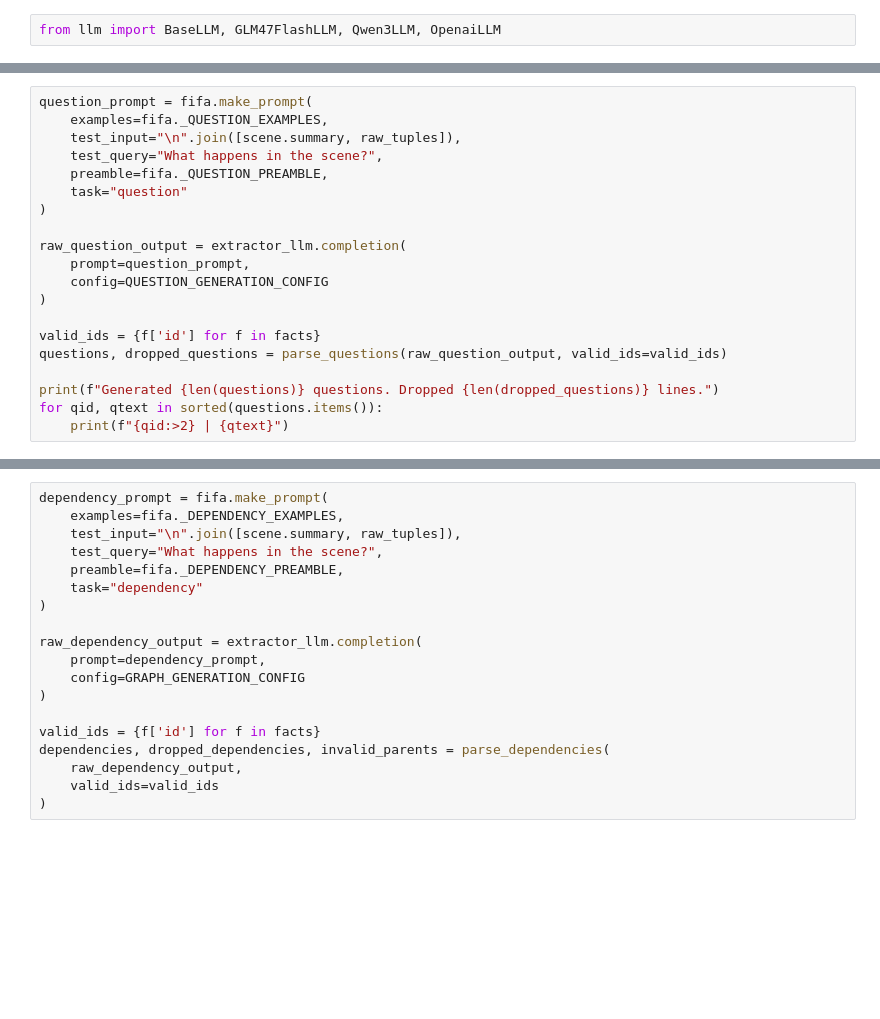
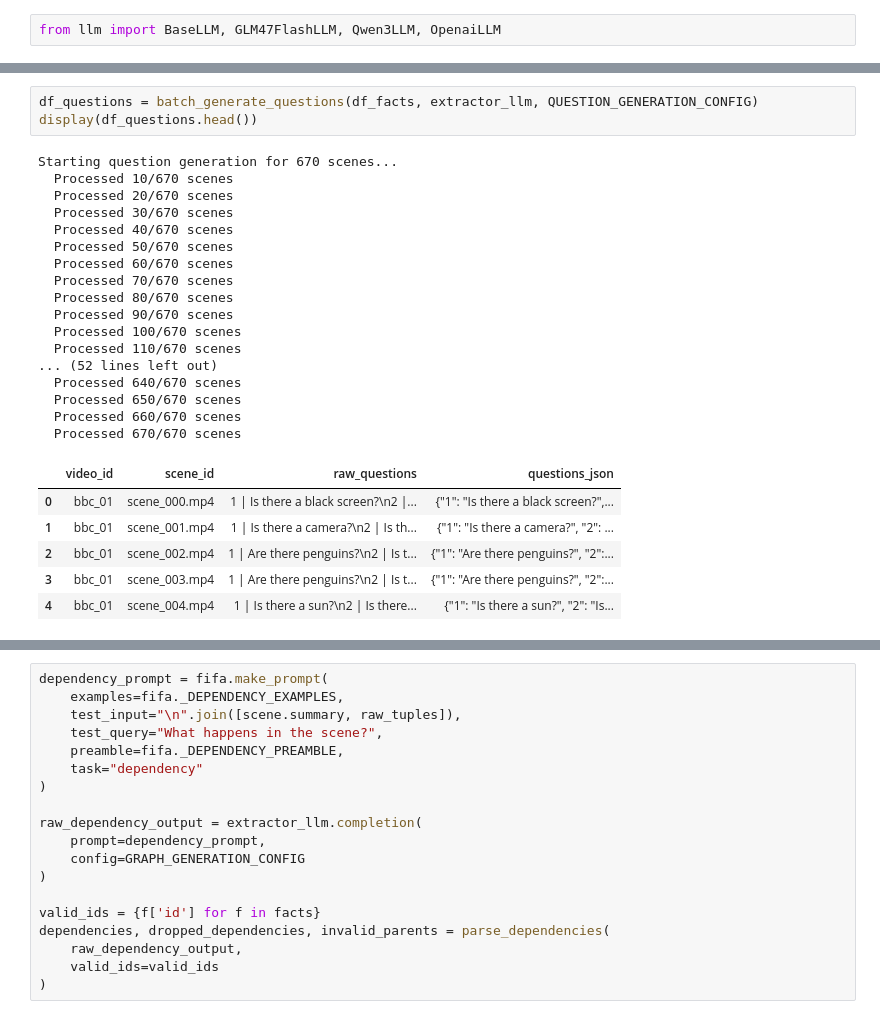
Before and after one commit to aedenj/faithful-cuts, a Jupyter notebook: CSED504_Faithful_Cuts.ipynb, the cells around one changed output, grey strips where cells are left out. Cells and saved outputs as stored; diff of their text form; blank space fills up the shorter version.

```diff
--- a/CSED504_Faithful_Cuts.ipynb
+++ b/CSED504_Faithful_Cuts.ipynb
@@ -460,20 +419,0 @@ for fact in facts:
-# %%
-question_prompt = fifa.make_prompt(
-    examples=fifa._QUESTION_EXAMPLES,
-    test_input="\n".join([scene.summary, raw_tuples]),
-    test_query="What happens in the scene?",
-    preamble=fifa._QUESTION_PREAMBLE,
-    task="question"
-)
-
-raw_question_output = extractor_llm.completion(
-    prompt=question_prompt,
-    config=QUESTION_GENERATION_CONFIG
-)
-
-valid_ids = {f['id'] for f in facts}
-questions, dropped_questions = parse_questions(raw_question_output, valid_ids=valid_ids)
-
-print(f"Generated {len(questions)} questions. Dropped {len(dropped_questions)} lines.")
-for qid, qtext in sorted(questions.items()):
-    print(f"{qid:>2} | {qtext}")
@@ -483,0 +568,27 @@ The `networkx` graph builder and matplotlib renderer live in [`graph.py`](graph.
+# %%
+df_questions = batch_generate_questions(df_facts, extractor_llm, QUESTION_GENERATION_CONFIG)
+display(df_questions.head())
+# %% [output]
+Starting question generation for 670 scenes...
+  Processed 10/670 scenes
+  Processed 20/670 scenes
+  Processed 30/670 scenes
+  Processed 40/670 scenes
+  Processed 50/670 scenes
+  Processed 60/670 scenes
+  Processed 70/670 scenes
+  Processed 80/670 scenes
+  Processed 90/670 scenes
+  Processed 100/670 scenes
+  Processed 110/670 scenes
+... (52 lines left out)
+  Processed 640/670 scenes
+  Processed 650/670 scenes
+  Processed 660/670 scenes
+  Processed 670/670 scenes
+|  | video_id | scene_id | raw_questions | questions_json |
+| 0 | bbc_01 | scene_000.mp4 | 1 | Is there a black screen?\n2 |... | {"1": "Is there a black screen?",... |
+| 1 | bbc_01 | scene_001.mp4 | 1 | Is there a camera?\n2 | Is th... | {"1": "Is there a camera?", "2": ... |
+| 2 | bbc_01 | scene_002.mp4 | 1 | Are there penguins?\n2 | Is t... | {"1": "Are there penguins?", "2":... |
+| 3 | bbc_01 | scene_003.mp4 | 1 | Are there penguins?\n2 | Is t... | {"1": "Are there penguins?", "2":... |
+| 4 | bbc_01 | scene_004.mp4 | 1 | Is there a sun?\n2 | Is there... | {"1": "Is there a sun?", "2": "Is... |
```
Also changed, not shown: parts of 31 cells of this notebook.
